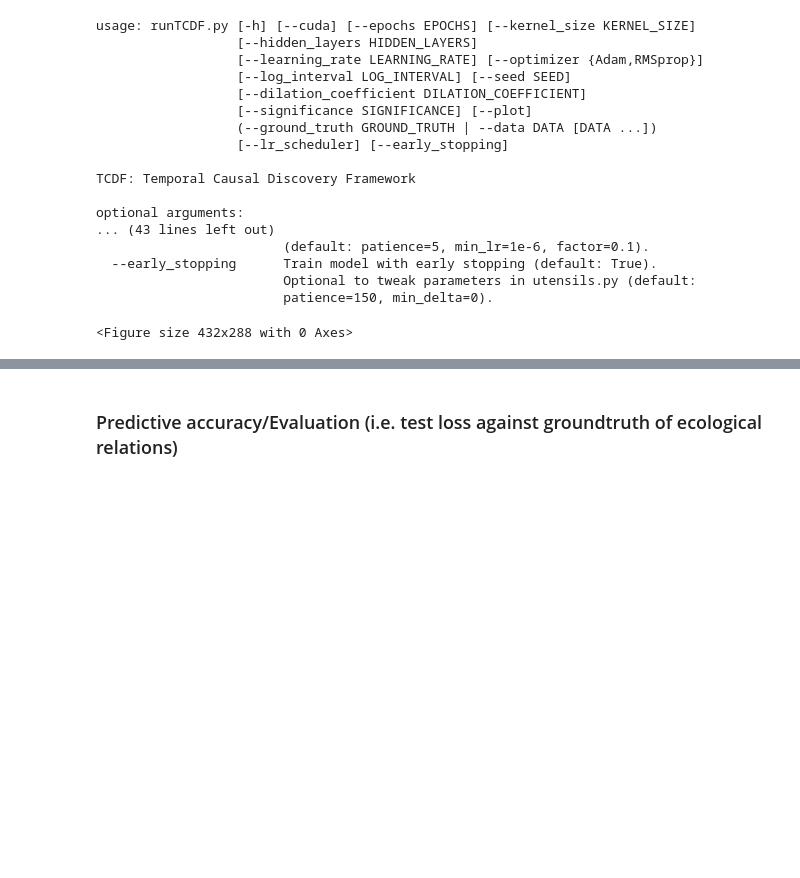
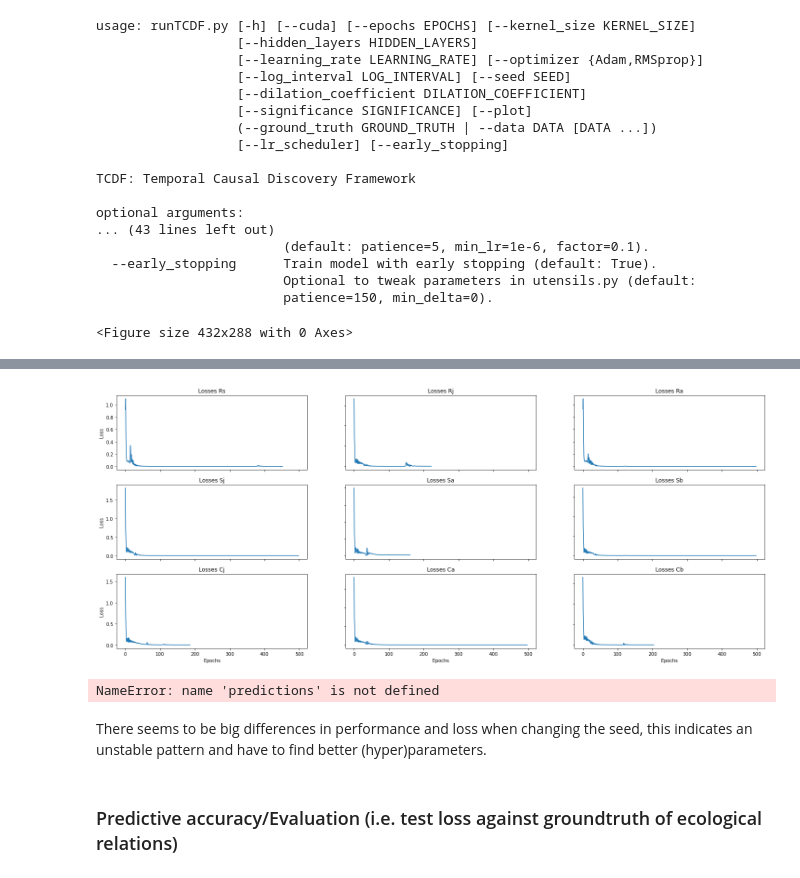
Before and after one commit to roosdraaijer/thesis, a Jupyter notebook: MSc Thesis 1.ipynb, the cells around one changed output, grey strips where cells are left out. Cells and saved outputs as stored; diff of their text form; code cells hidden in the pictures; blank space fills up the shorter version.

```diff
--- a/MSc Thesis 1.ipynb
+++ b/MSc Thesis 1.ipynb
@@ -618,2 +712,17 @@ for ax in axs.flat:
+# %%
+%matplotlib inline
+# Set figure size
+plt.rcParams['figure.figsize'] = [25, 10]
+
+# Plot losses
+plot_losses(alllosses)
+# %% [output]
+[figure, added]
+# %%
+predictions
+# %% [output]
+NameError: name 'predictions' is not defined
+# %% [markdown]
+There seems to be big differences in performance and loss when changing the seed, this indicates an unstable pattern and have to find better (hyper)parameters.
 # %% [markdown]
 ### Predictive accuracy/Evaluation (i.e. test loss against groundtruth of ecological relations)
```
Also changed, not shown: parts of 15 cells of this notebook, 3 other files.
